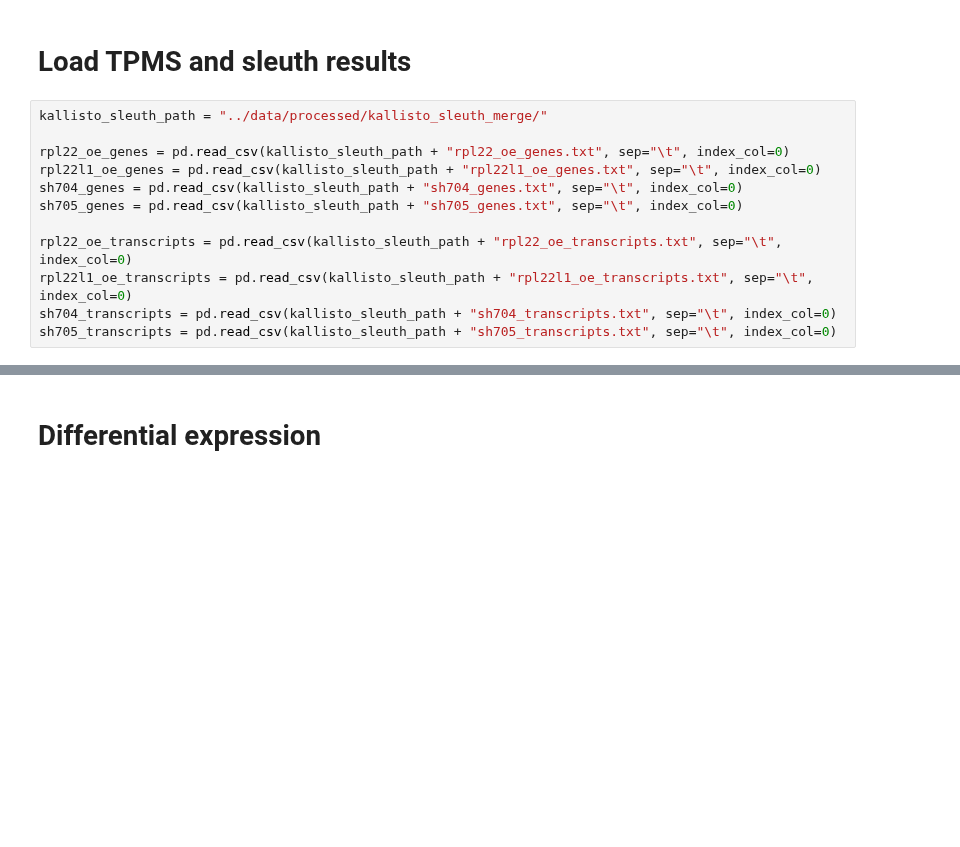
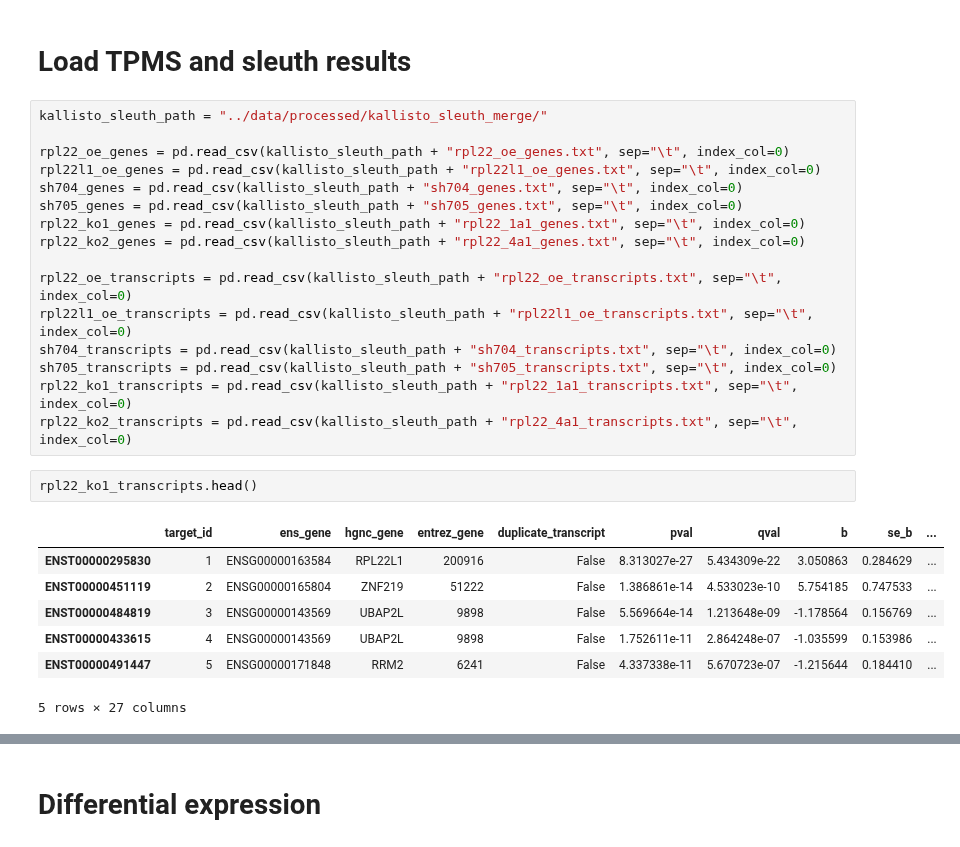
Before and after one commit to kevinhu/mdm4-splicing, a Jupyter notebook: notebooks/fig3_rnaseq.ipynb, the cells around one changed output, grey strips where cells are left out. Cells and saved outputs as stored; diff of their text form; blank space fills up the shorter version.

```diff
--- a/notebooks/fig3_rnaseq.ipynb
+++ b/notebooks/fig3_rnaseq.ipynb
@@ -72,8 +90,22 @@ rpl22_oe_genes = pd.read_csv(kallisto_sleuth_path + "rpl22_oe_genes.txt", sep="\
 rpl22l1_oe_genes = pd.read_csv(kallisto_sleuth_path + "rpl22l1_oe_genes.txt", sep="\t", index_col=0)
 sh704_genes = pd.read_csv(kallisto_sleuth_path + "sh704_genes.txt", sep="\t", index_col=0)
 sh705_genes = pd.read_csv(kallisto_sleuth_path + "sh705_genes.txt", sep="\t", index_col=0)
+rpl22_ko1_genes = pd.read_csv(kallisto_sleuth_path + "rpl22_1a1_genes.txt", sep="\t", index_col=0)
+rpl22_ko2_genes = pd.read_csv(kallisto_sleuth_path + "rpl22_4a1_genes.txt", sep="\t", index_col=0)
 
 rpl22_oe_transcripts = pd.read_csv(kallisto_sleuth_path + "rpl22_oe_transcripts.txt", sep="\t", index_col=0)
 rpl22l1_oe_transcripts = pd.read_csv(kallisto_sleuth_path + "rpl22l1_oe_transcripts.txt", sep="\t", index_col=0)
 sh704_transcripts = pd.read_csv(kallisto_sleuth_path + "sh704_transcripts.txt", sep="\t", index_col=0)
 sh705_transcripts = pd.read_csv(kallisto_sleuth_path + "sh705_transcripts.txt", sep="\t", index_col=0)
+rpl22_ko1_transcripts = pd.read_csv(kallisto_sleuth_path + "rpl22_1a1_transcripts.txt", sep="\t", index_col=0)
+rpl22_ko2_transcripts = pd.read_csv(kallisto_sleuth_path + "rpl22_4a1_transcripts.txt", sep="\t", index_col=0)
+# %%
+rpl22_ko1_transcripts.head()
+# %% [output]
+|  | target_id | ens_gene | hgnc_gene | entrez_gene | duplicate_transcript | pval | qval | b | se_b | ... |
+| ENST00000295830 | 1 | ENSG00000163584 | RPL22L1 | 200916 | False | 8.313027e-27 | 5.434309e-22 | 3.050863 | 0.284629 | ... |
+| ENST00000451119 | 2 | ENSG00000165804 | ZNF219 | 51222 | False | 1.386861e-14 | 4.533023e-10 | 5.754185 | 0.747533 | ... |
+| ENST00000484819 | 3 | ENSG00000143569 | UBAP2L | 9898 | False | 5.569664e-14 | 1.213648e-09 | -1.178564 | 0.156769 | ... |
+| ENST00000433615 | 4 | ENSG00000143569 | UBAP2L | 9898 | False | 1.752611e-11 | 2.864248e-07 | -1.035599 | 0.153986 | ... |
+| ENST00000491447 | 5 | ENSG00000171848 | RRM2 | 6241 | False | 4.337338e-11 | 5.670723e-07 | -1.215644 | 0.184410 | ... |
+5 rows × 27 columns
```
Also changed, not shown: parts of 6 cells of this notebook, 10 other files.
